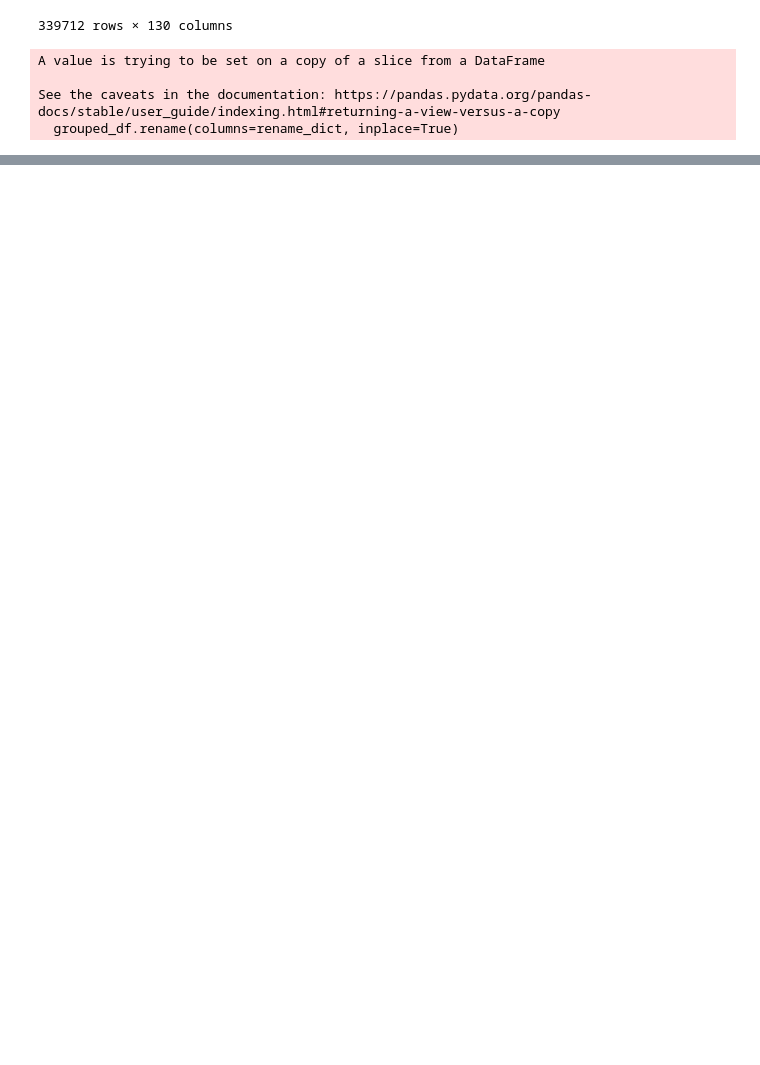
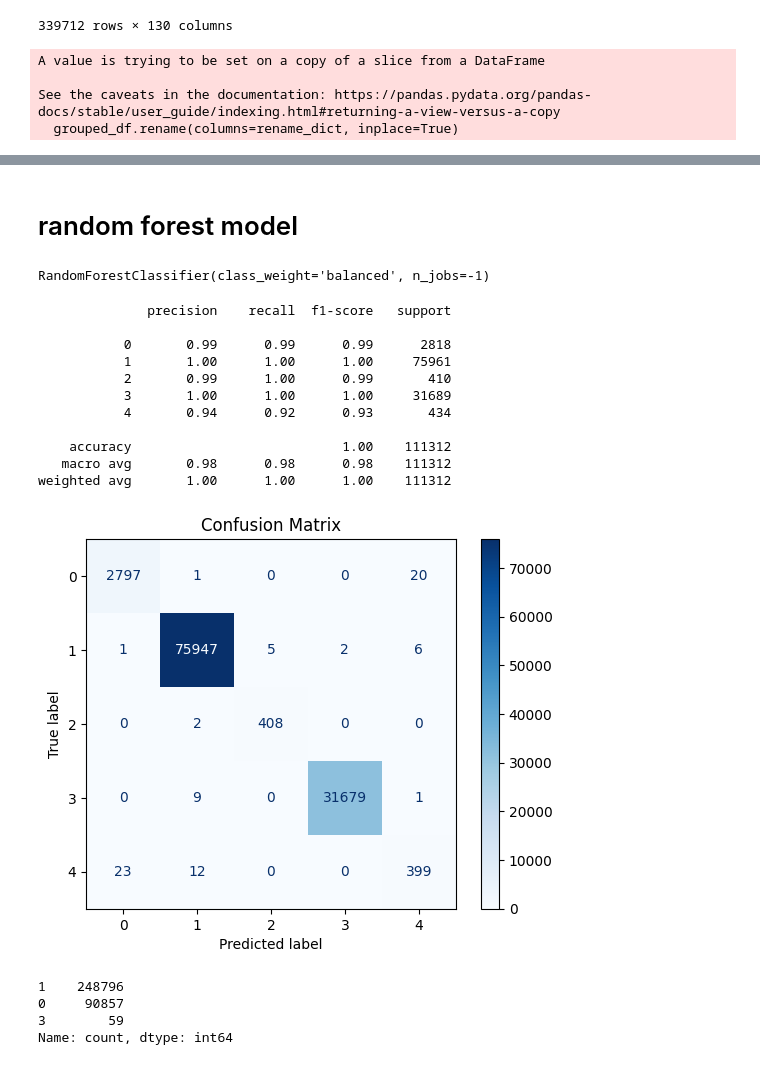
Before and after one commit to lucchinaluca/thesis-datasec, a Jupyter notebook: cic.ipynb, the cells around one changed output, grey strips where cells are left out. Saved outputs shown, nothing was run; the diff lists cells and outputs as text; code cells hidden in the pictures; blank space fills up the shorter version.

```diff
--- a/cic.ipynb
+++ b/cic.ipynb
@@ -199,21 +245,50 @@ See the caveats in the documentation: https://pandas.pydata.org/pandas-docs/stab
 # %%
 x = df.drop(columns=["label_group_encoded"])
 y = df["label_group_encoded"]
+grouped_df = grouped_df[x.columns]
 
 x_train, x_test, y_train, y_test = train_test_split(x,y, test_size=0.2)
+x_grouped = grouped_df
 
-scaler = MinMaxScaler()
+scaler = QuantileTransformer()
 scaler.fit(x_train)
-x_train = pd.DataFrame(scaler.transform(x_train), columns=[x.columns])
-x_test = pd.DataFrame(scaler.transform(x_test), columns=[x.columns])
-
-
-rf = RandomForestClassifier(class_weight="balanced", n_jobs=-1)
-
-rf.fit(x_train, y_train)
+x_train = pd.DataFrame(scaler.transform(x_train), columns=x.columns)
+x_test = pd.DataFrame(scaler.transform(x_test), columns=x.columns)
+x_grouped = pd.DataFrame(scaler.transform(x_grouped), columns=x.columns)
+# %% [markdown]
+# random forest model
+# %%
+rf = RandomForestClassifier(n_jobs=-1, class_weight="balanced")
+rf.fit(x_train, y_train)
+# %% [output]
+RandomForestClassifier(class_weight='balanced', n_jobs=-1)
 # %%
 pred = rf.predict(x_test)
+omni_pred = rf.predict(x_grouped)
 
 print(classification_report(y_test, pred))
-plt.hist(confusion_matrix(y_test, pred))
-plt.show
+cm = confusion_matrix(y_test, pred)
+disp = ConfusionMatrixDisplay(confusion_matrix=cm)
+disp.plot(cmap=plt.cm.Blues)
+plt.title("Confusion Matrix")
+plt.show()
+# %% [output]
+              precision    recall  f1-score   support
+
+           0       0.99      0.99      0.99      2818
+           1       1.00      1.00      1.00     75961
+           2       0.99      1.00      0.99       410
+           3       1.00      1.00      1.00     31689
+           4       0.94      0.92      0.93       434
+
+    accuracy                           1.00    111312
+   macro avg       0.98      0.98      0.98    111312
+weighted avg       1.00      1.00      1.00    111312
+[figure, added]
+# %%
+pd.Series(omni_pred).value_counts()
+# %% [output]
+1    248796
+0     90857
+3        59
+Name: count, dtype: int64
```
Also changed, not shown: parts of 16 cells of this notebook.
